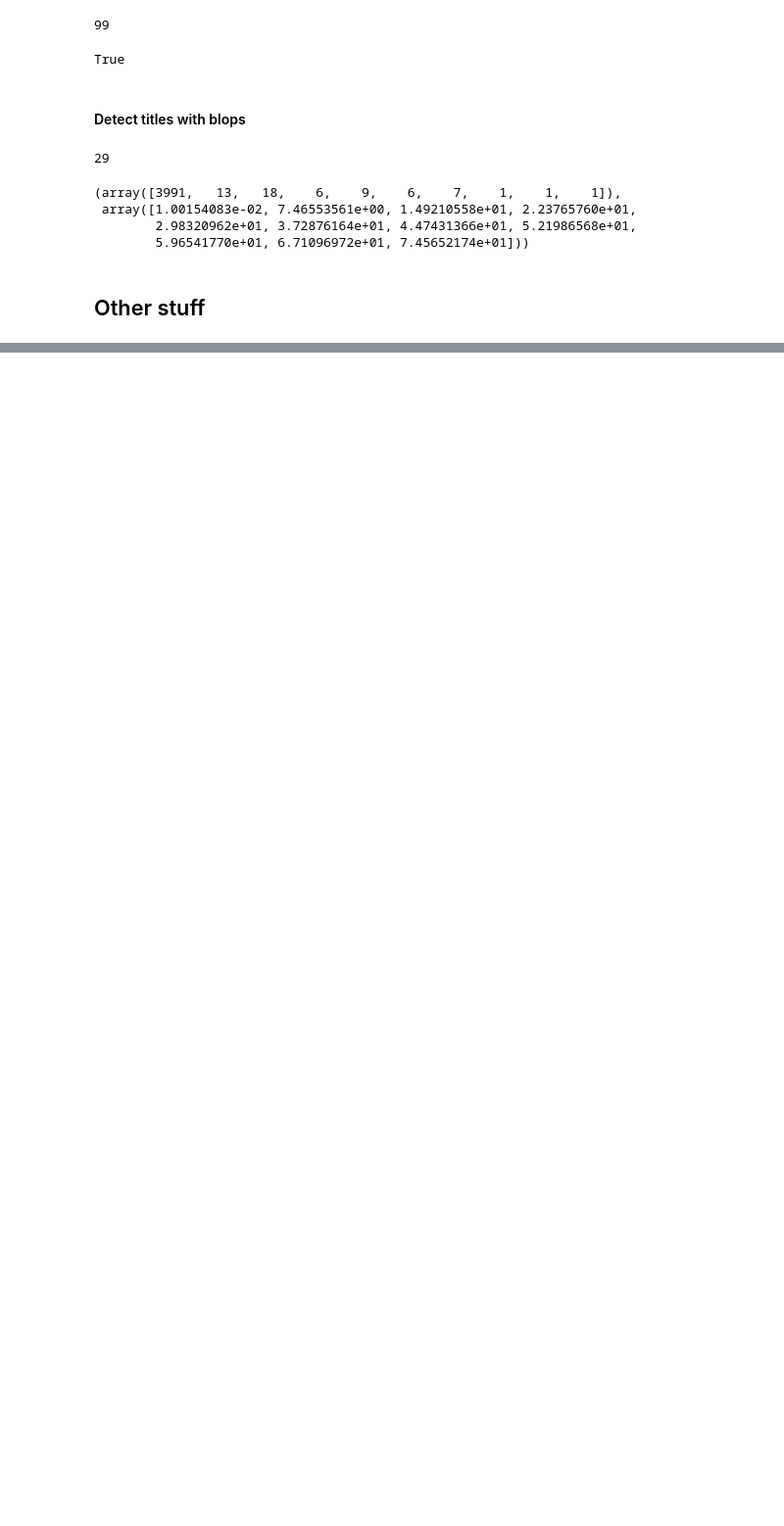
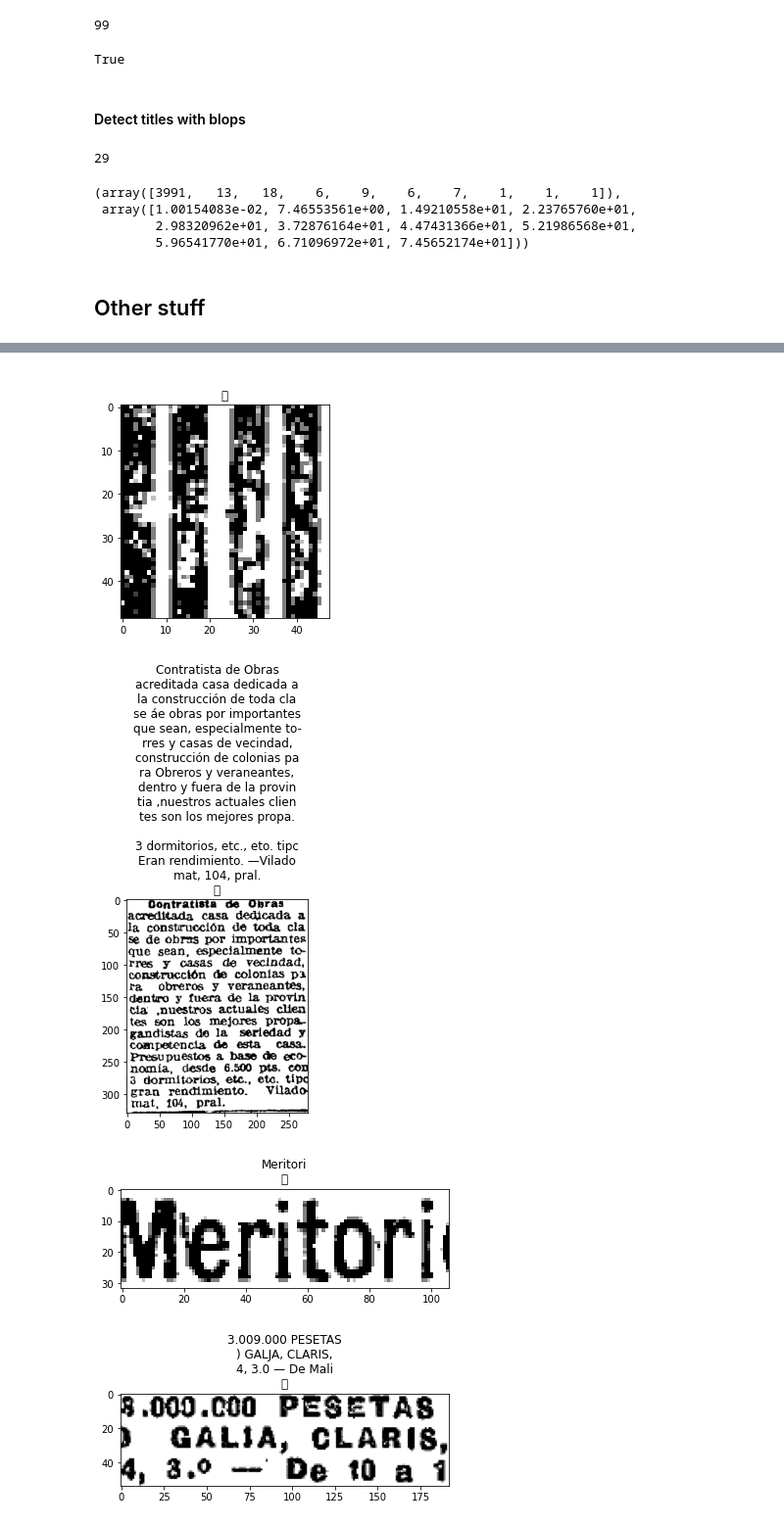
Before and after one commit to EauDeData/premsa-tinder-historic, a Jupyter notebook: probes.ipynb, the cells around one changed output, grey strips where cells are left out. Shown: that part at 98% size. Saved outputs shown, nothing was run; the diff lists cells and outputs as text; code cells hidden in the pictures; blank space fills up the shorter version.

Commit message:
pytesseract

```diff
--- a/probes.ipynb
+++ b/probes.ipynb
@@ -274,6 +275,7 @@ def corner_detector(sample):
     labeled_img = cv2.cvtColor(labeled_img, cv2.COLOR_BGR2RGB)
 
     output = np.zeros_like(sample).copy()
+    outputFilled = np.zeros_like(sample).copy()
 
     boxes = []
     for i in range(0, num_labels):
@@ -284,10 +286,19 @@ def corner_detector(sample):
         h = stats[i, cv2.CC_STAT_HEIGHT]
         area = stats[i, cv2.CC_STAT_AREA]
         (cX, cY) = centroids[i]
-        if h*w < 1000: continue
+        if h*w < 1000 or h*w > 0.9*sample.shape[-1] * sample.shape[-2]: continue
 
-        output = cv2.rectangle(output, (x, y), (x + w, y + h), (255, 255, 255), 5)
+
+        outputFilled = cv2.rectangle(outputFilled, (x, y), (x + w, y + h), ((255, 255, 255)), -1)
+        output = cv2.rectangle(output, (x, y), (x + w, y + h), (255, 255, 255), 10)
+
         boxes.append((x, y, w, h))
 
-    return output, labeled_img, boxes, convolved
+    ### CONVEX HULL ###
+    ret = cv.findContours((outputFilled).astype(np.uint8), cv.RETR_TREE, cv.CHAIN_APPROX_SIMPLE)
+    drawing = np.zeros_like(sample).copy()
+
+    color = (random.randint(50,255), random.randint(50,255), random.randint(50,255))
+
+    return output, labeled_img, boxes, convolved, outputFilled
 # %%
@@ -310,0 +405,17 @@ plt.show()
+# %%
+%matplotlib inline
+random.shuffle(bbxs)
+#strings = [pytesseract.image_to_string(i) for i in bbxs]
+for n, i in enumerate(bbxs[:5]):
+    plt.imshow(i, cmap = 'gray')
+    plt.title(pytesseract.image_to_string(i, lang = 'spa', nice = 10))
+    plt.show()
+
+
+
+%matplotlib qt
+# %% [output]
+[figure, added]
+[figure, added]
+[figure, added]
+[figure, added]
```
Also changed, not shown: parts of 13 cells of this notebook.
